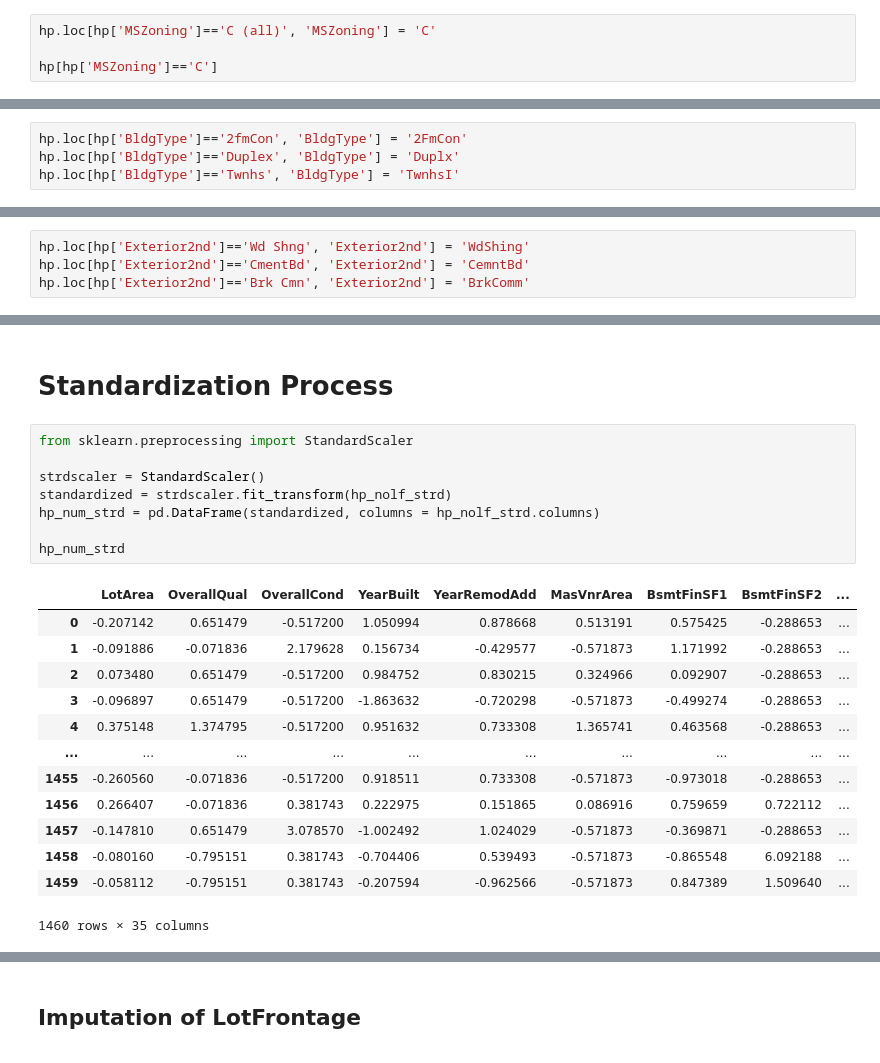
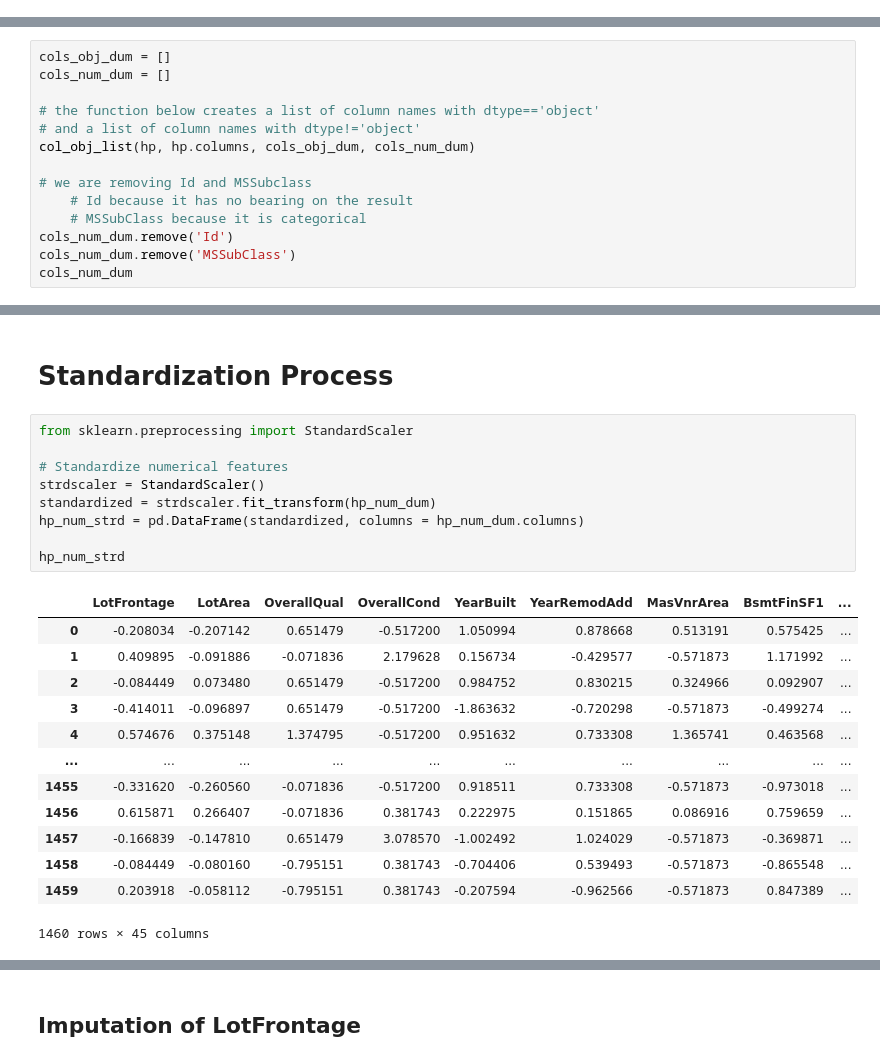
Before and after one commit to tdchoi7/ML_Project_Self, a Jupyter notebook: ML_HousingPrice_LotFrontage_Imputation_DataSetManagement.ipynb, the cells around one changed output, grey strips where cells are left out. Cells and saved outputs as stored; diff of their text form.

```diff
--- a/ML_HousingPrice_LotFrontage_Imputation_DataSetManagement.ipynb
+++ b/ML_HousingPrice_LotFrontage_Imputation_DataSetManagement.ipynb
@@ -378,4 +53,0 @@ list(zip(hp_tree['MSZoning'].unique(), hp['MSZoning'].unique()))
-# %%
-hp.loc[hp['MSZoning']=='C (all)', 'MSZoning'] = 'C'
-
-hp[hp['MSZoning']=='C']
@@ -402,4 +53,0 @@ array(['1Fam', '2fmCon', 'Duplex', 'TwnhsE', 'Twnhs'], dtype=object)
-# %%
-hp.loc[hp['BldgType']=='2fmCon', 'BldgType'] = '2FmCon'
-hp.loc[hp['BldgType']=='Duplex', 'BldgType'] = 'Duplx'
-hp.loc[hp['BldgType']=='Twnhs', 'BldgType'] = 'TwnhsI'
@@ -421,4 +53,0 @@ array(['VinylSd', 'MetalSd', 'Wd Shng', 'HdBoard', 'Plywood', 'Wd Sdng',
-# %%
-hp.loc[hp['Exterior2nd']=='Wd Shng', 'Exterior2nd'] = 'WdShing'
-hp.loc[hp['Exterior2nd']=='CmentBd', 'Exterior2nd'] = 'CemntBd'
-hp.loc[hp['Exterior2nd']=='Brk Cmn', 'Exterior2nd'] = 'BrkComm'
@@ -658,0 +180,14 @@ cols_num_dum
+# %%
+cols_obj_dum = []
+cols_num_dum = []
+
+# the function below creates a list of column names with dtype=='object'
+# and a list of column names with dtype!='object'
+col_obj_list(hp, hp.columns, cols_obj_dum, cols_num_dum)
+
+# we are removing Id and MSSubclass
+    # Id because it has no bearing on the result
+    # MSSubClass because it is categorical
+cols_num_dum.remove('Id')
+cols_num_dum.remove('MSSubClass')
+cols_num_dum
@@ -725,22 +233,23 @@ memory usage: 399.3 KB
 # %%
 from sklearn.preprocessing import StandardScaler
 
+# Standardize numerical features
 strdscaler = StandardScaler()
-standardized = strdscaler.fit_transform(hp_nolf_strd)
-hp_num_strd = pd.DataFrame(standardized, columns = hp_nolf_strd.columns)
+standardized = strdscaler.fit_transform(hp_num_dum)
+hp_num_strd = pd.DataFrame(standardized, columns = hp_num_dum.columns)
 
 hp_num_strd
 # %% [output]
-|  | LotArea | OverallQual | OverallCond | YearBuilt | YearRemodAdd | MasVnrArea | BsmtFinSF1 | BsmtFinSF2 | ... |
-| 0 | -0.207142 | 0.651479 | -0.517200 | 1.050994 | 0.878668 | 0.513191 | 0.575425 | -0.288653 | ... |
-| 1 | -0.091886 | -0.071836 | 2.179628 | 0.156734 | -0.429577 | -0.571873 | 1.171992 | -0.288653 | ... |
-| 2 | 0.073480 | 0.651479 | -0.517200 | 0.984752 | 0.830215 | 0.324966 | 0.092907 | -0.288653 | ... |
-| 3 | -0.096897 | 0.651479 | -0.517200 | -1.863632 | -0.720298 | -0.571873 | -0.499274 | -0.288653 | ... |
-| 4 | 0.375148 | 1.374795 | -0.517200 | 0.951632 | 0.733308 | 1.365741 | 0.463568 | -0.288653 | ... |
+|  | LotFrontage | LotArea | OverallQual | OverallCond | YearBuilt | YearRemodAdd | MasVnrArea | BsmtFinSF1 | ... |
+| 0 | -0.208034 | -0.207142 | 0.651479 | -0.517200 | 1.050994 | 0.878668 | 0.513191 | 0.575425 | ... |
+| 1 | 0.409895 | -0.091886 | -0.071836 | 2.179628 | 0.156734 | -0.429577 | -0.571873 | 1.171992 | ... |
+| 2 | -0.084449 | 0.073480 | 0.651479 | -0.517200 | 0.984752 | 0.830215 | 0.324966 | 0.092907 | ... |
+| 3 | -0.414011 | -0.096897 | 0.651479 | -0.517200 | -1.863632 | -0.720298 | -0.571873 | -0.499274 | ... |
+| 4 | 0.574676 | 0.375148 | 1.374795 | -0.517200 | 0.951632 | 0.733308 | 1.365741 | 0.463568 | ... |
 | ... | ... | ... | ... | ... | ... | ... | ... | ... | ... |
-| 1455 | -0.260560 | -0.071836 | -0.517200 | 0.918511 | 0.733308 | -0.571873 | -0.973018 | -0.288653 | ... |
-| 1456 | 0.266407 | -0.071836 | 0.381743 | 0.222975 | 0.151865 | 0.086916 | 0.759659 | 0.722112 | ... |
-| 1457 | -0.147810 | 0.651479 | 3.078570 | -1.002492 | 1.024029 | -0.571873 | -0.369871 | -0.288653 | ... |
-| 1458 | -0.080160 | -0.795151 | 0.381743 | -0.704406 | 0.539493 | -0.571873 | -0.865548 | 6.092188 | ... |
-| 1459 | -0.058112 | -0.795151 | 0.381743 | -0.207594 | -0.962566 | -0.571873 | 0.847389 | 1.509640 | ... |
+| 1455 | -0.331620 | -0.260560 | -0.071836 | -0.517200 | 0.918511 | 0.733308 | -0.571873 | -0.973018 | ... |
+| 1456 | 0.615871 | 0.266407 | -0.071836 | 0.381743 | 0.222975 | 0.151865 | 0.086916 | 0.759659 | ... |
+| 1457 | -0.166839 | -0.147810 | 0.651479 | 3.078570 | -1.002492 | 1.024029 | -0.571873 | -0.369871 | ... |
+| 1458 | -0.084449 | -0.080160 | -0.795151 | 0.381743 | -0.704406 | 0.539493 | -0.571873 | -0.865548 | ... |
+| 1459 | 0.203918 | -0.058112 | -0.795151 | 0.381743 | -0.207594 | -0.962566 | -0.571873 | 0.847389 | ... |
-1460 rows × 35 columns
+1460 rows × 45 columns
```
Also changed, not shown: parts of 120 cells of this notebook.
